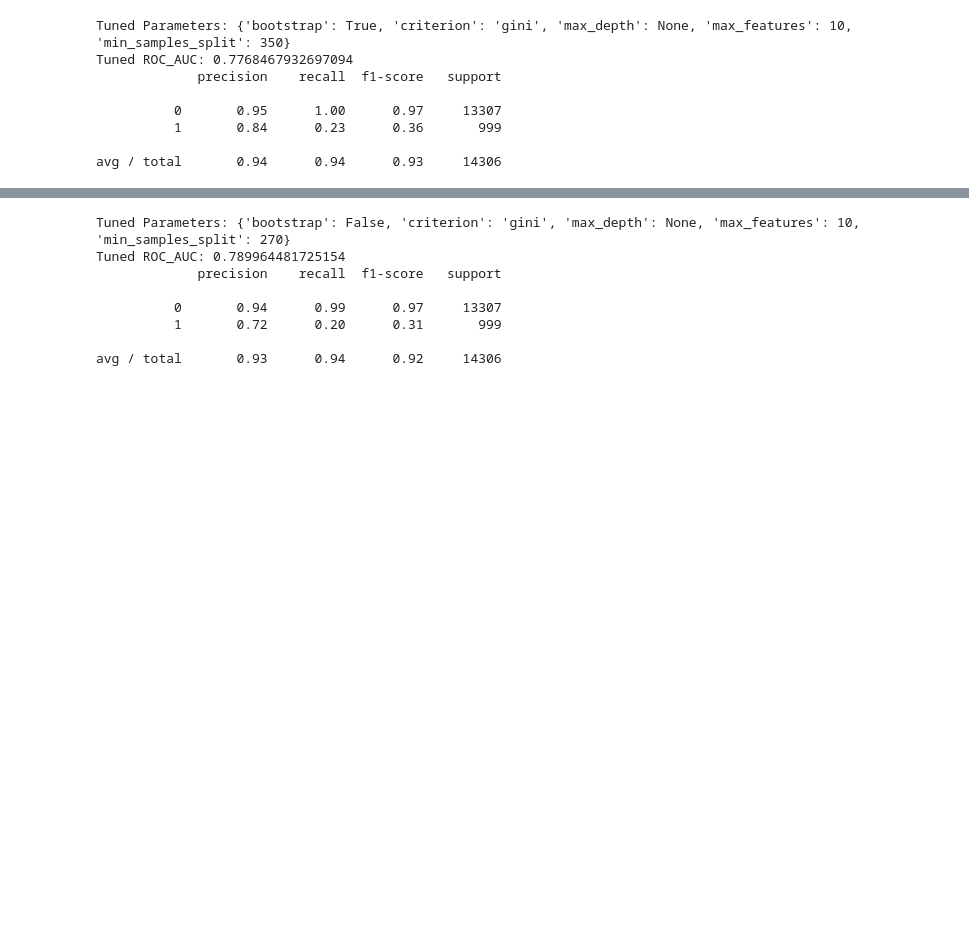
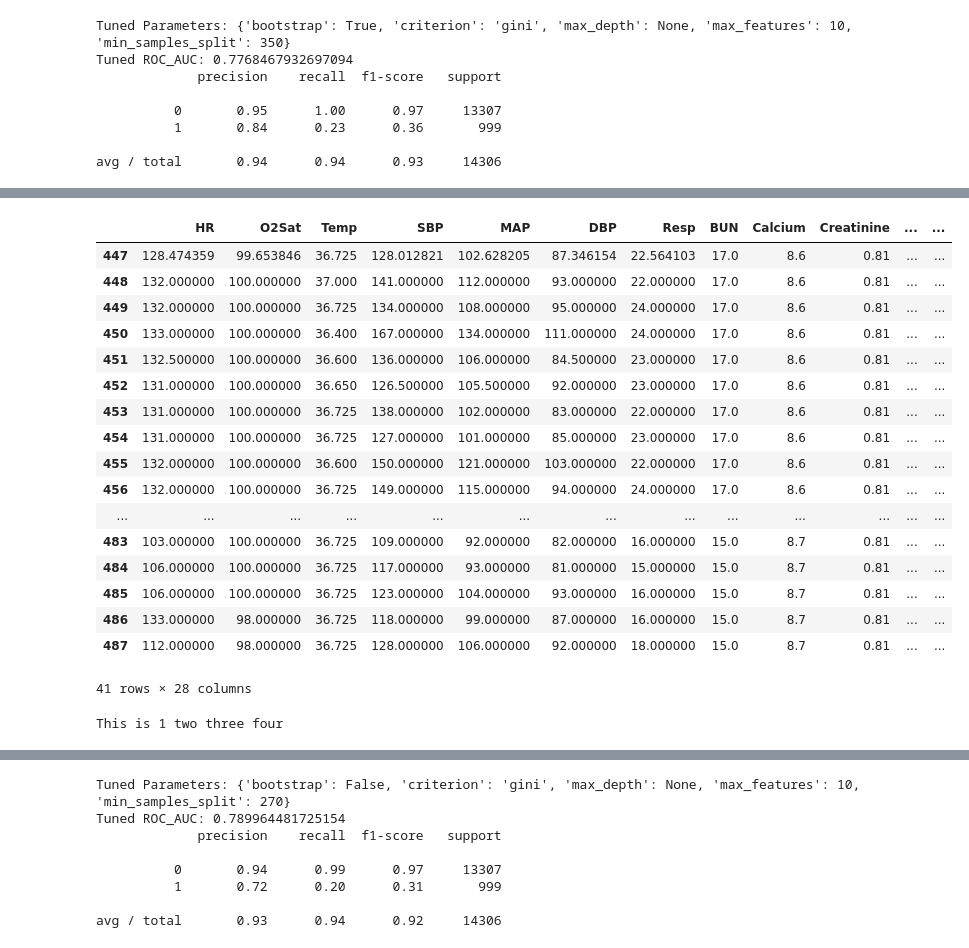
Before and after one commit to Fryman93/SprungBoard, a Jupyter notebook: Capstone 2/Sepsis/Sepsis.ipynb, the cells around one changed output, grey strips where cells are left out. Saved outputs shown, nothing was run; the diff lists cells and outputs as text; code cells hidden in the pictures; blank space fills up the shorter version.

```diff
--- a/Capstone 2/Sepsis/Sepsis.ipynb
+++ b/Capstone 2/Sepsis/Sepsis.ipynb
@@ -1032,0 +1192,3 @@ clean2.head()
+# %%
+clean2_IDs = list(clean2['ID'].unique())
+clean2_IDs
@@ -1032,0 +1213,30 @@ clean2.head()
+# %%
+patients = []
+for ID in clean2_IDs:
+    patients.append(clean2[clean2['ID']==ID])
+# %%
+patients[6]
+# %% [output]
+|  | HR | O2Sat | Temp | SBP | MAP | DBP | Resp | BUN | Calcium | Creatinine | ... | ... |
+| 447 | 128.474359 | 99.653846 | 36.725 | 128.012821 | 102.628205 | 87.346154 | 22.564103 | 17.0 | 8.6 | 0.81 | ... | ... |
+| 448 | 132.000000 | 100.000000 | 37.000 | 141.000000 | 112.000000 | 93.000000 | 22.000000 | 17.0 | 8.6 | 0.81 | ... | ... |
+| 449 | 132.000000 | 100.000000 | 36.725 | 134.000000 | 108.000000 | 95.000000 | 24.000000 | 17.0 | 8.6 | 0.81 | ... | ... |
+| 450 | 133.000000 | 100.000000 | 36.400 | 167.000000 | 134.000000 | 111.000000 | 24.000000 | 17.0 | 8.6 | 0.81 | ... | ... |
+| 451 | 132.500000 | 100.000000 | 36.600 | 136.000000 | 106.000000 | 84.500000 | 23.000000 | 17.0 | 8.6 | 0.81 | ... | ... |
+| 452 | 131.000000 | 100.000000 | 36.650 | 126.500000 | 105.500000 | 92.000000 | 23.000000 | 17.0 | 8.6 | 0.81 | ... | ... |
+| 453 | 131.000000 | 100.000000 | 36.725 | 138.000000 | 102.000000 | 83.000000 | 22.000000 | 17.0 | 8.6 | 0.81 | ... | ... |
+| 454 | 131.000000 | 100.000000 | 36.725 | 127.000000 | 101.000000 | 85.000000 | 23.000000 | 17.0 | 8.6 | 0.81 | ... | ... |
+| 455 | 132.000000 | 100.000000 | 36.600 | 150.000000 | 121.000000 | 103.000000 | 22.000000 | 17.0 | 8.6 | 0.81 | ... | ... |
+| 456 | 132.000000 | 100.000000 | 36.725 | 149.000000 | 115.000000 | 94.000000 | 24.000000 | 17.0 | 8.6 | 0.81 | ... | ... |
+| ... | ... | ... | ... | ... | ... | ... | ... | ... | ... | ... | ... | ... |
+| 483 | 103.000000 | 100.000000 | 36.725 | 109.000000 | 92.000000 | 82.000000 | 16.000000 | 15.0 | 8.7 | 0.81 | ... | ... |
+| 484 | 106.000000 | 100.000000 | 36.725 | 117.000000 | 93.000000 | 81.000000 | 15.000000 | 15.0 | 8.7 | 0.81 | ... | ... |
+| 485 | 106.000000 | 100.000000 | 36.725 | 123.000000 | 104.000000 | 93.000000 | 16.000000 | 15.0 | 8.7 | 0.81 | ... | ... |
+| 486 | 133.000000 | 98.000000 | 36.725 | 118.000000 | 99.000000 | 87.000000 | 16.000000 | 15.0 | 8.7 | 0.81 | ... | ... |
+| 487 | 112.000000 | 98.000000 | 36.725 | 128.000000 | 106.000000 | 92.000000 | 18.000000 | 15.0 | 8.7 | 0.81 | ... | ... |
+41 rows × 28 columns
+# %%
+print ("This is {} {} {} {}"
+       .format(x, "two", "three", "four"))
+# %% [output]
+This is 1 two three four
```
Also changed, not shown: parts of 22 cells of this notebook.
